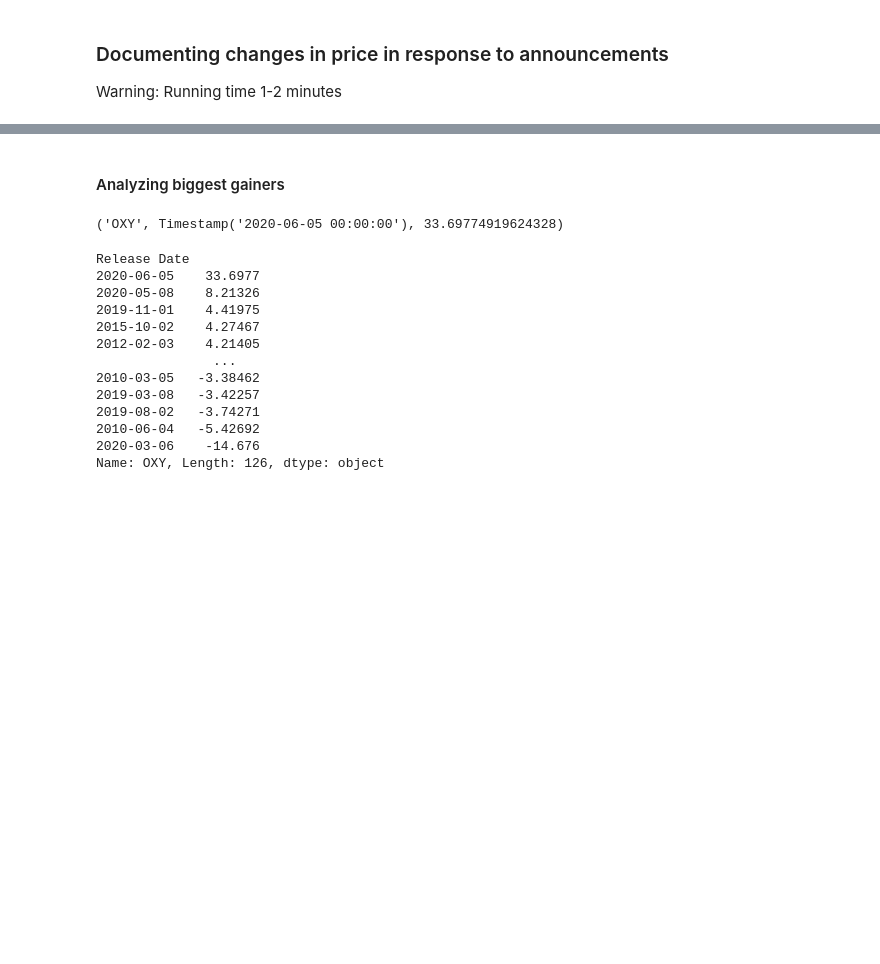
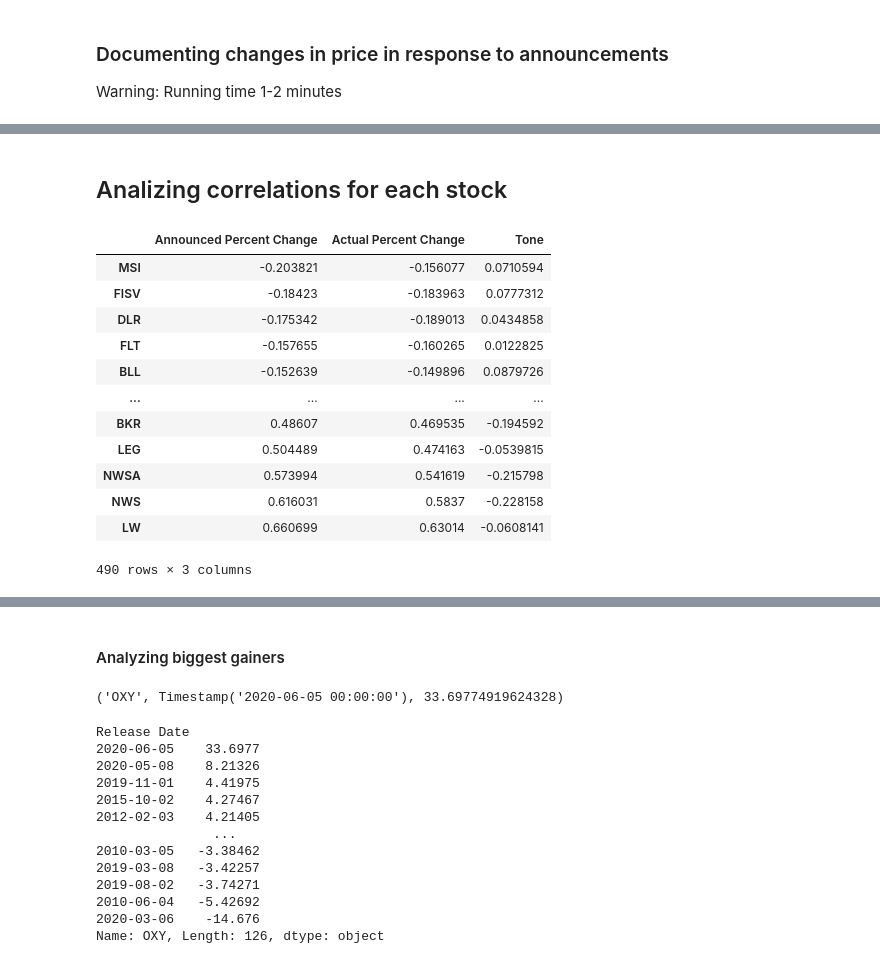
Before and after one commit to flbyrne/EISentiMent-DataSourceExploration, a Jupyter notebook: EISentiMent.ipynb, the cells around one changed output, grey strips where cells are left out. Saved outputs shown, nothing was run; the diff lists cells and outputs as text; code cells hidden in the pictures; blank space fills up the shorter version.

Commit message:
Added correlation plots

```diff
--- a/EISentiMent.ipynb
+++ b/EISentiMent.ipynb
@@ -330,0 +377,30 @@ df_changes.head()
+# %% [markdown]
+## Analizing correlations for each stock
+# %%
+df_corr=pd.DataFrame(index=df_changes.index,columns=[
+    'Announced Percent Change','Actual Percent Change','Tone'])
+for ticker in df_corr.index:
+    df_corr.at[ticker,'Announced Percent Change'] = pearsonr(
+        df_changes.fillna(0).loc[ticker],df_UR_Releases['Announced Percent Change'])[0]
+    df_corr.at[ticker,'Actual Percent Change'] = pearsonr(
+        df_changes.fillna(0).loc[ticker],df_UR_Releases['Percent Change'])[0]
+#    df_corr.at[ticker,'Tone'] = pearsonr(
+#        df_changes.fillna(0).loc[ticker].apply(dir_func),df_UR_Releases['Tone'])[0]
+    df_corr.at[ticker,'Tone'] = pearsonr(
+        df_changes.fillna(0).loc[ticker],df_UR_Releases['Tone'])[0]
+
+df_corr.sort_values('Announced Percent Change')
+# %% [output]
+|  | Announced Percent Change | Actual Percent Change | Tone |
+| MSI | -0.203821 | -0.156077 | 0.0710594 |
+| FISV | -0.18423 | -0.183963 | 0.0777312 |
+| DLR | -0.175342 | -0.189013 | 0.0434858 |
+| FLT | -0.157655 | -0.160265 | 0.0122825 |
+| BLL | -0.152639 | -0.149896 | 0.0879726 |
+| ... | ... | ... | ... |
+| BKR | 0.48607 | 0.469535 | -0.194592 |
+| LEG | 0.504489 | 0.474163 | -0.0539815 |
+| NWSA | 0.573994 | 0.541619 | -0.215798 |
+| NWS | 0.616031 | 0.5837 | -0.228158 |
+| LW | 0.660699 | 0.63014 | -0.0608141 |
+490 rows × 3 columns
```
Also changed, not shown: parts of 17 cells of this notebook.
